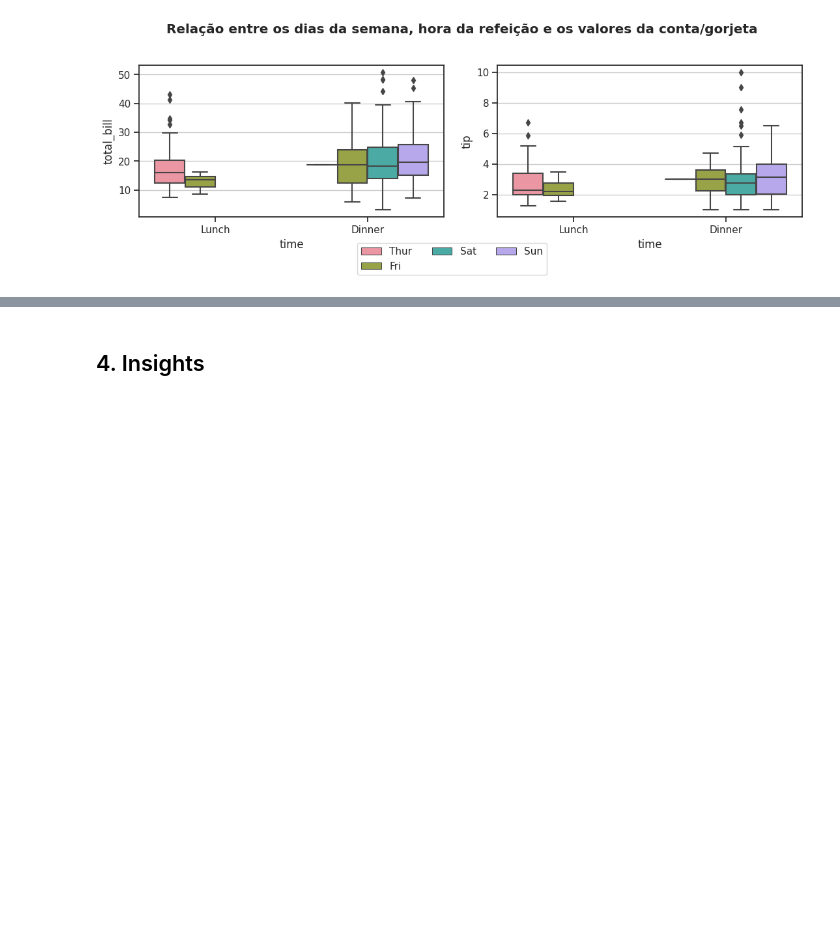
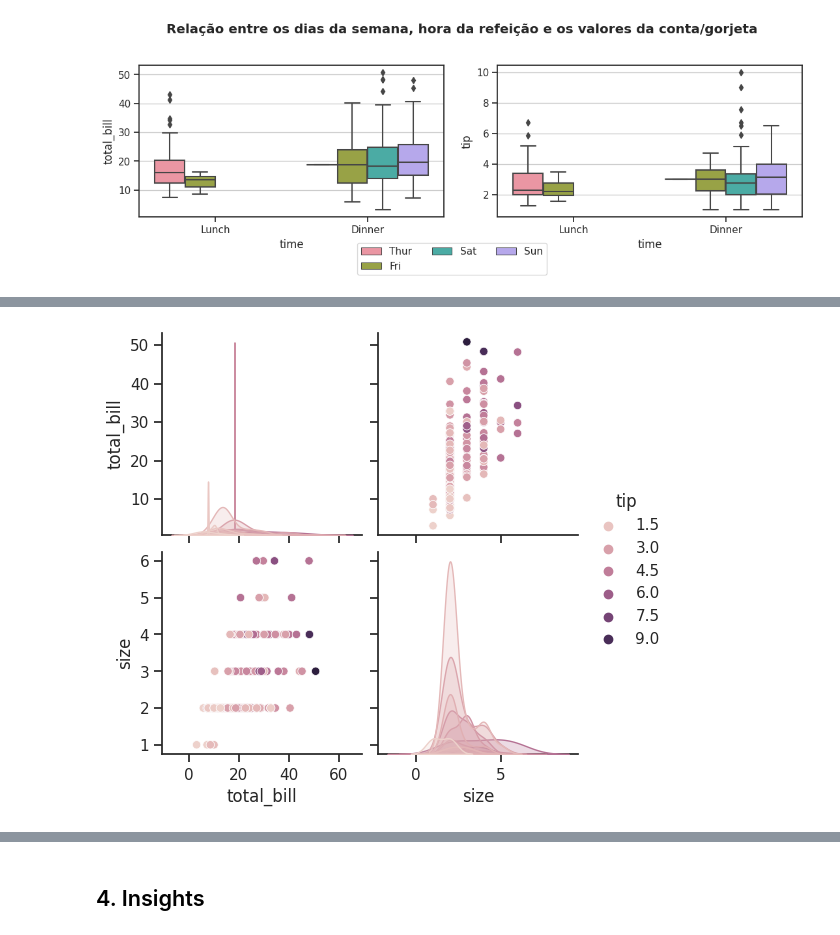
Before and after one commit to matheusvazdata/avanti-bootcamp-cdd, a Jupyter notebook: notebooks/01-exploratory_data_analysis.ipynb, the cells around one changed output, grey strips where cells are left out. Cells and saved outputs as stored; diff of their text form; code cells hidden in the pictures; blank space fills up the shorter version.

```diff
--- a/notebooks/01-exploratory_data_analysis.ipynb
+++ b/notebooks/01-exploratory_data_analysis.ipynb
@@ -360,0 +392,5 @@ df.corr()
+# %%
+sns.pairplot(df, hue="tip")
+plt.show()
+# %% [output]
+[figure, added]
```
Also changed, not shown: parts of 14 cells of this notebook.
